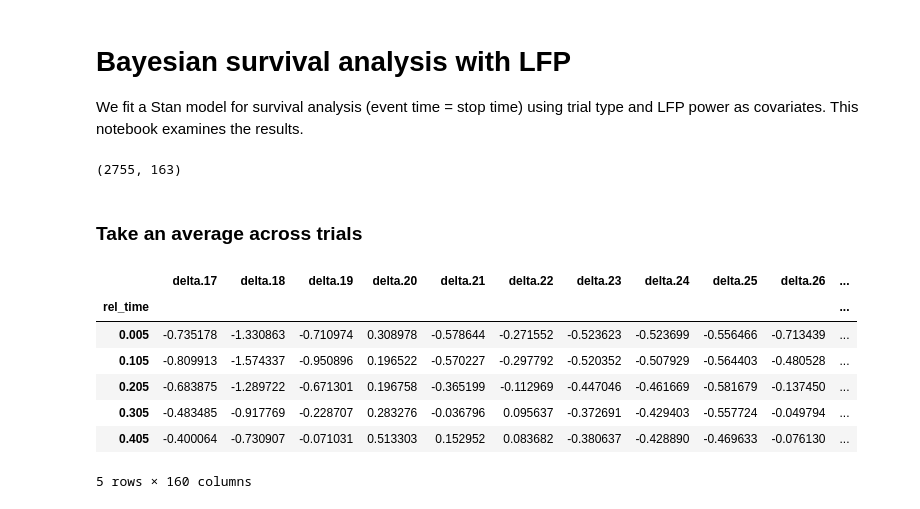
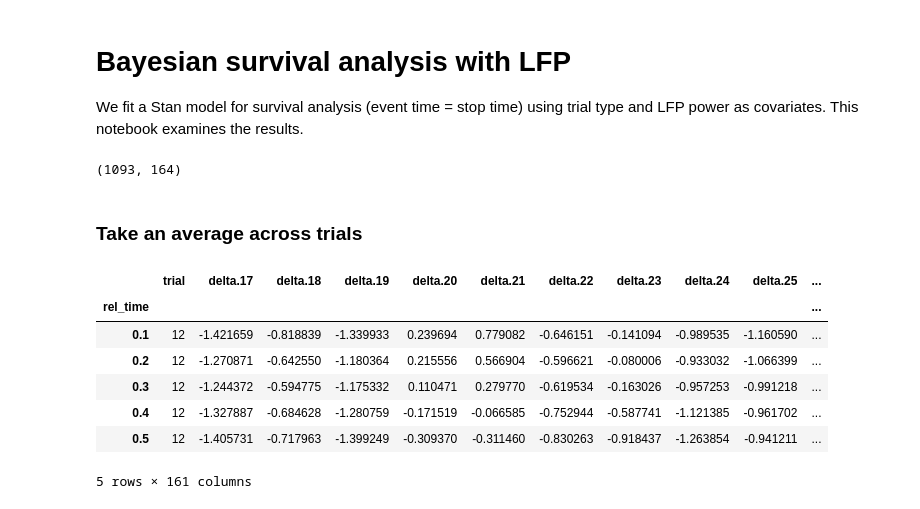
Before and after one commit to jmxpearson/bart_analysis, a Jupyter notebook: stan_lfp_survival.ipynb, the cells around one changed output. Saved outputs shown, nothing was run; the diff lists cells and outputs as text; code cells hidden in the pictures.

```diff
--- a/stan_lfp_survival.ipynb
+++ b/stan_lfp_survival.ipynb
@@ -10,26 +10,27 @@ import pickle
 import matplotlib.pyplot as plt
 %matplotlib notebook
 # %%
-dtup = 18, 1
+dtup = 30, 1
 # %%
 fname = '.'.join([str(x) for x in dtup])
 # %%
 dat = pd.read_csv('data/' + fname + '.lfpsurvdata.csv', index_col=0)
 dat.shape
 # %% [output]
-(2755, 163)
+(1093, 164)
 # %% [markdown]
 ### Take an average across trials
 # %%
+dat['rel_time'] = np.around(dat['rel_time'], decimals=3)
 aa = dat.set_index('rel_time').iloc[:, 2:]
 aa.head()
 # %% [output]
-|  | delta.17 | delta.18 | delta.19 | delta.20 | delta.21 | delta.22 | delta.23 | delta.24 | delta.25 | delta.26 | ... |
+|  | trial | delta.17 | delta.18 | delta.19 | delta.20 | delta.21 | delta.22 | delta.23 | delta.24 | delta.25 | ... |
 | rel_time |  |  |  |  |  |  |  |  |  |  | ... |
-| 0.005 | -0.735178 | -1.330863 | -0.710974 | 0.308978 | -0.578644 | -0.271552 | -0.523623 | -0.523699 | -0.556466 | -0.713439 | ... |
-| 0.105 | -0.809913 | -1.574337 | -0.950896 | 0.196522 | -0.570227 | -0.297792 | -0.520352 | -0.507929 | -0.564403 | -0.480528 | ... |
-| 0.205 | -0.683875 | -1.289722 | -0.671301 | 0.196758 | -0.365199 | -0.112969 | -0.447046 | -0.461669 | -0.581679 | -0.137450 | ... |
-| 0.305 | -0.483485 | -0.917769 | -0.228707 | 0.283276 | -0.036796 | 0.095637 | -0.372691 | -0.429403 | -0.557724 | -0.049794 | ... |
-| 0.405 | -0.400064 | -0.730907 | -0.071031 | 0.513303 | 0.152952 | 0.083682 | -0.380637 | -0.428890 | -0.469633 | -0.076130 | ... |
+| 0.1 | 12 | -1.421659 | -0.818839 | -1.339933 | 0.239694 | 0.779082 | -0.646151 | -0.141094 | -0.989535 | -1.160590 | ... |
+| 0.2 | 12 | -1.270871 | -0.642550 | -1.180364 | 0.215556 | 0.566904 | -0.596621 | -0.080006 | -0.933032 | -1.066399 | ... |
+| 0.3 | 12 | -1.244372 | -0.594775 | -1.175332 | 0.110471 | 0.279770 | -0.619534 | -0.163026 | -0.957253 | -0.991218 | ... |
+| 0.4 | 12 | -1.327887 | -0.684628 | -1.280759 | -0.171519 | -0.066585 | -0.752944 | -0.587741 | -1.121385 | -0.961702 | ... |
+| 0.5 | 12 | -1.405731 | -0.717963 | -1.399249 | -0.309370 | -0.311460 | -0.830263 | -0.918437 | -1.263854 | -0.941211 | ... |
-5 rows × 160 columns
+5 rows × 161 columns
 # %%
```
Also changed, not shown: parts of 5 cells of this notebook, 3 other files.
